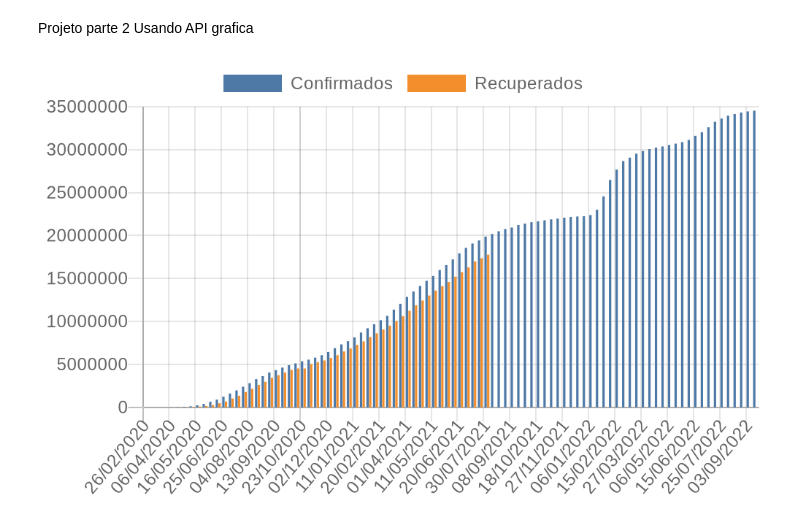
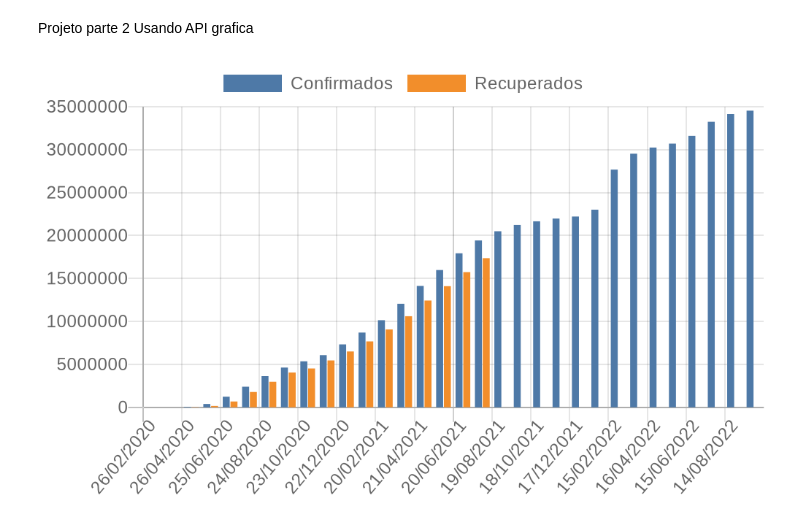
Before and after one commit to HiiranoK/adsunicsul, a Jupyter notebook: python/LetsCode/projeto_final/projeto.ipynb, the cells around one changed output. Saved outputs shown, nothing was run; the diff lists cells and outputs as text; code cells hidden in the pictures.

```diff
--- a/python/LetsCode/projeto_final/projeto.ipynb
+++ b/python/LetsCode/projeto_final/projeto.ipynb
@@ -212,25 +212,25 @@ def display_image(path):
     display(img_pil)
 # %%
 y_data_1=[]
-for obs in final_data[1::10]:
+for obs in final_data[1::30]:
     y_data_1.append(obs[CONFIRMADOS])
 
 y_data_2=[]
-for obs in final_data[1::10]:
+for obs in final_data[1::30]:
     y_data_2.append(obs[RECUPERADOS])
 
 labels = ['Confirmados', 'Recuperados']
 x = []
 
-for obs in final_data[1::10]:
+for obs in final_data[1::30]:
     x.append(obs[DATA].strftime('%d/%m/%Y'))
 
 chart = create_chart(x,[y_data_1,y_data_2], labels, title='Gráfico confirmados vs recuperados vs obitos')
 chart_content = get_api_chart(chart)
 save_image('meu-primeiro-grafico.png', chart_content)
 display_image('meu-primeiro-grafico.png')
 # %% [output]
-[figure, old version]
+[figure, new version]
 # %%
 from urllib.parse import quote
 # %%
```
Also changed, not shown: parts of 4 cells of this notebook, 14 other files.
